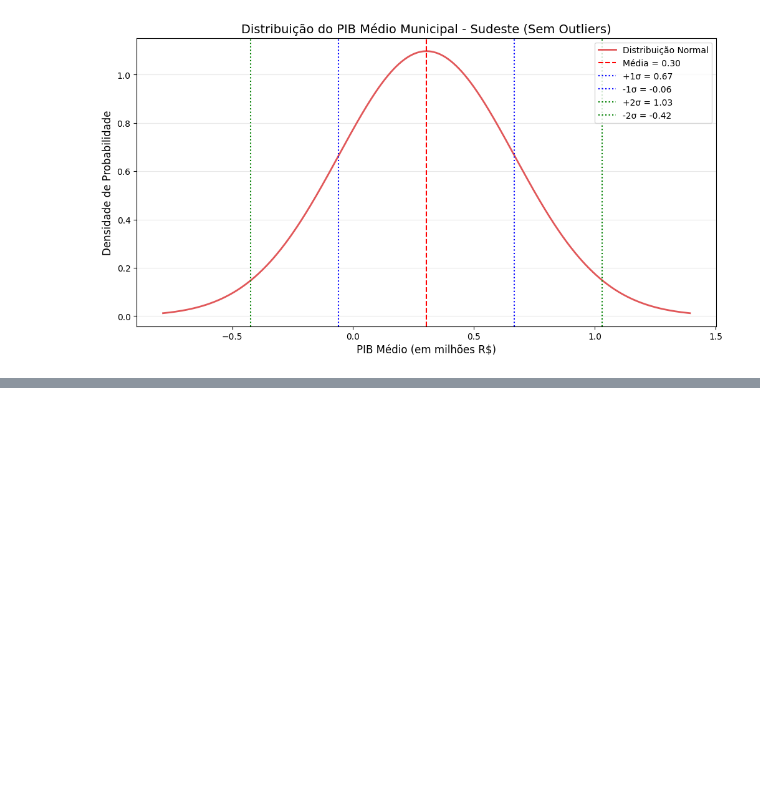
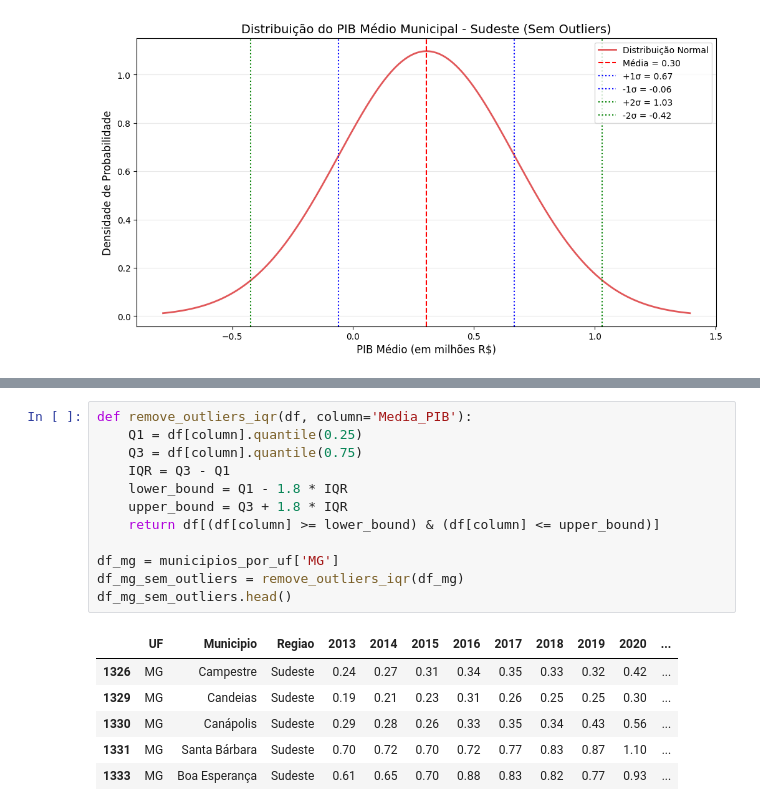
Before and after one commit to anaC-Fernandes/ProjetoDados, a Jupyter notebook: Notebooks/Dataset_Crise.ipynb, the cells around one changed output, grey strips where cells are left out. Cells and saved outputs as stored; diff of their text form; blank space fills up the shorter version.

```diff
--- a/Notebooks/Dataset_Crise.ipynb
+++ b/Notebooks/Dataset_Crise.ipynb
@@ -761,0 +775,19 @@ plt.show()
+# %%
+def remove_outliers_iqr(df, column='Media_PIB'):
+    Q1 = df[column].quantile(0.25)
+    Q3 = df[column].quantile(0.75)
+    IQR = Q3 - Q1
+    lower_bound = Q1 - 1.8 * IQR
+    upper_bound = Q3 + 1.8 * IQR
+    return df[(df[column] >= lower_bound) & (df[column] <= upper_bound)]
+
+df_mg = municipios_por_uf['MG']
+df_mg_sem_outliers = remove_outliers_iqr(df_mg)
+df_mg_sem_outliers.head()
+# %% [output]
+|  | UF | Municipio | Regiao | 2013 | 2014 | 2015 | 2016 | 2017 | 2018 | 2019 | 2020 | ... |
+| 1326 | MG | Campestre | Sudeste | 0.24 | 0.27 | 0.31 | 0.34 | 0.35 | 0.33 | 0.32 | 0.42 | ... |
+| 1329 | MG | Candeias | Sudeste | 0.19 | 0.21 | 0.23 | 0.31 | 0.26 | 0.25 | 0.25 | 0.30 | ... |
+| 1330 | MG | Canápolis | Sudeste | 0.29 | 0.28 | 0.26 | 0.33 | 0.35 | 0.34 | 0.43 | 0.56 | ... |
+| 1331 | MG | Santa Bárbara | Sudeste | 0.70 | 0.72 | 0.70 | 0.72 | 0.77 | 0.83 | 0.87 | 1.10 | ... |
+| 1333 | MG | Boa Esperança | Sudeste | 0.61 | 0.65 | 0.70 | 0.88 | 0.83 | 0.82 | 0.77 | 0.93 | ... |
```
Also changed, not shown: parts of 12 cells of this notebook.
